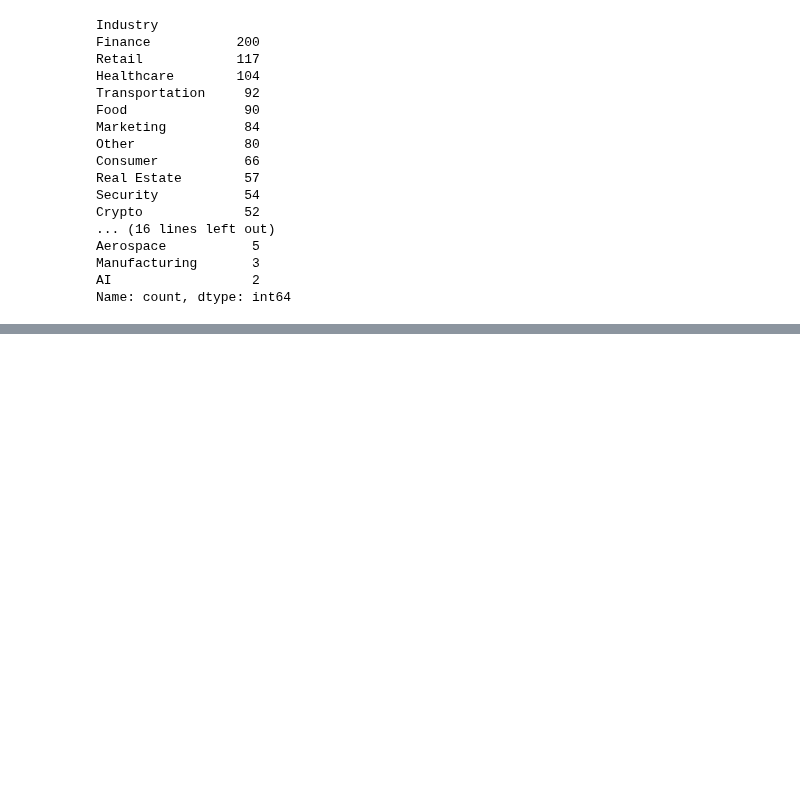
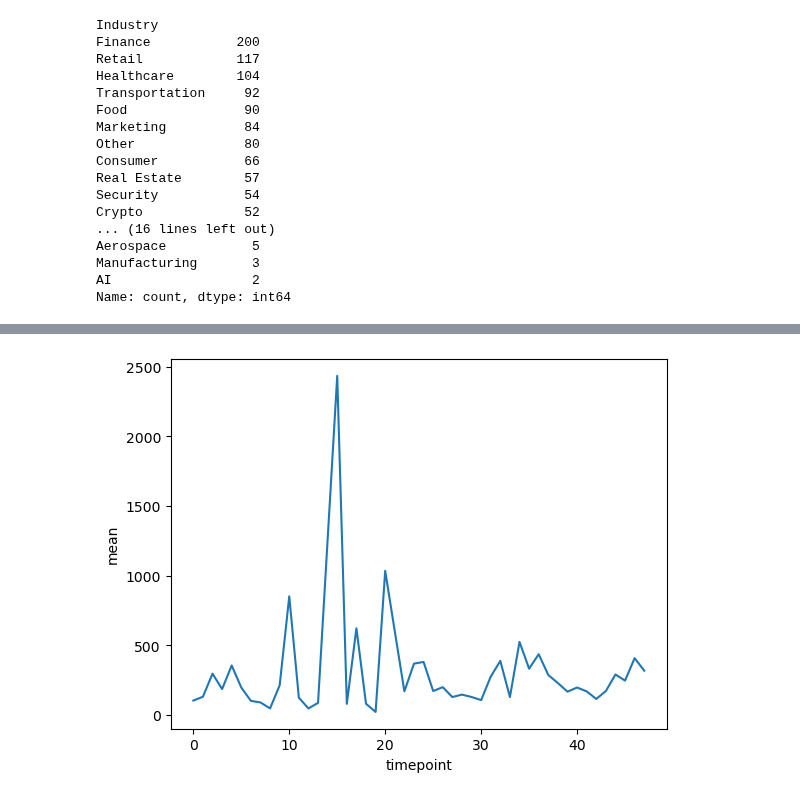
Before and after one commit to COGS108/Group019_WI24, a Jupyter notebook: Matthew.ipynb, the cells around one changed output, grey strips where cells are left out. Saved outputs shown, nothing was run; the diff lists cells and outputs as text; code cells hidden in the pictures; blank space fills up the shorter version.

```diff
--- a/Matthew.ipynb
+++ b/Matthew.ipynb
@@ -265,0 +285,6 @@ df2.to_csv("data/layoffs_fyi.csv")
+# %%
+e = df2[["timepoint", "# Laid Off", "$ Raised (mm)"]].groupby("timepoint").agg(["count", "min", "max", "sum", "mean"])
+#sns.lineplot(x="timepoint", y="# Laid Off", data=e)
+sns.lineplot(e["# Laid Off"]["mean"])
+e
+# %% [output]
@@ -265,0 +310 @@ df2.to_csv("data/layoffs_fyi.csv")
+[figure, added]
```
Also changed, not shown: parts of 12 cells of this notebook, 1 other file.
